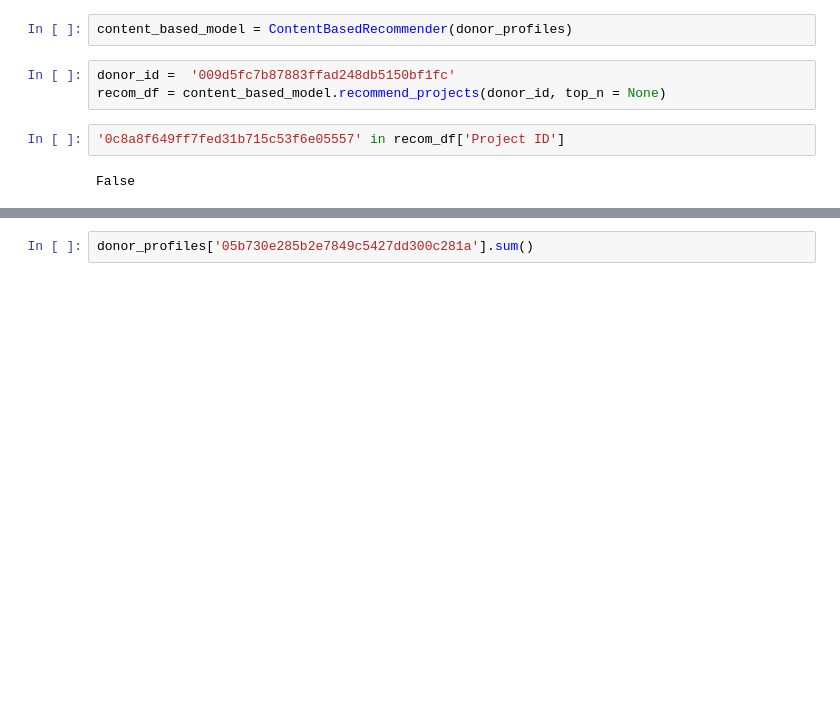
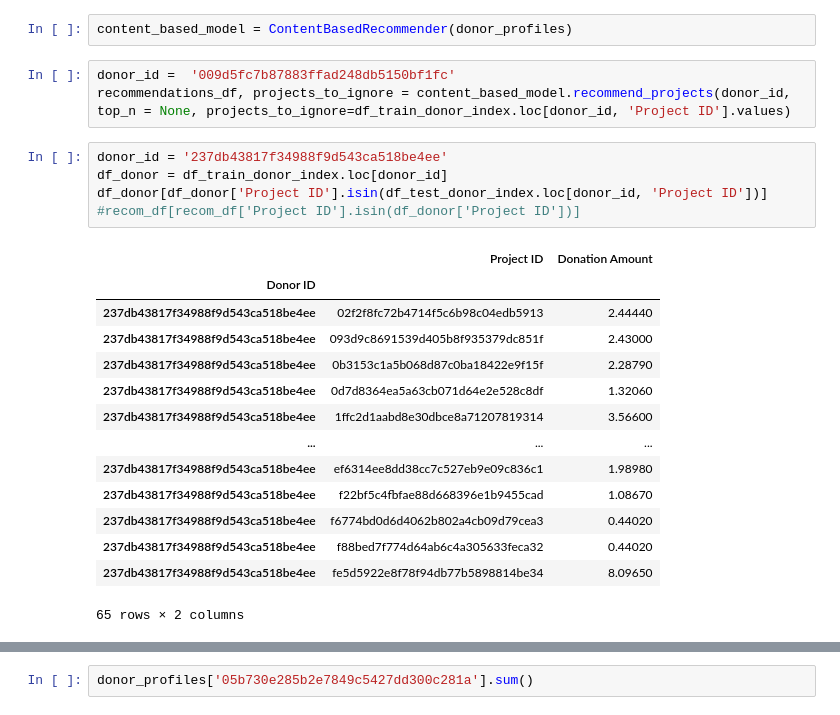
Before and after one commit to mitramir55/Recommender-systems, a Jupyter notebook: TFIDF.ipynb, the cells around one changed output, grey strips where cells are left out. Cells and saved outputs as stored; diff of their text form; blank space fills up the shorter version.

```diff
--- a/TFIDF.ipynb
+++ b/TFIDF.ipynb
@@ -567,8 +623,24 @@ donor_profiles = build_donors_profiles_tfidf(df_test_donor_index, df_train_donor
 content_based_model = ContentBasedRecommender(donor_profiles)
 # %%
 donor_id =  '009d5fc7b87883ffad248db5150bf1fc'
-recom_df = content_based_model.recommend_projects(donor_id, top_n = None)
+recommendations_df, projects_to_ignore = content_based_model.recommend_projects(donor_id, top_n = None, projects_to_ignore=df_train_donor_index.loc[donor_id, 'Project ID'].values)
-# %%
-'0c8a8f649ff7fed31b715c53f6e05557' in recom_df['Project ID']
-# %% [output]
-False
+# %%
+donor_id = '237db43817f34988f9d543ca518be4ee'
+df_donor = df_train_donor_index.loc[donor_id]
+df_donor[df_donor['Project ID'].isin(df_test_donor_index.loc[donor_id, 'Project ID'])]
+#recom_df[recom_df['Project ID'].isin(df_donor['Project ID'])]
+# %% [output]
+|  | Project ID | Donation Amount |
+| Donor ID |  |  |
+| 237db43817f34988f9d543ca518be4ee | 02f2f8fc72b4714f5c6b98c04edb5913 | 2.44440 |
+| 237db43817f34988f9d543ca518be4ee | 093d9c8691539d405b8f935379dc851f | 2.43000 |
+| 237db43817f34988f9d543ca518be4ee | 0b3153c1a5b068d87c0ba18422e9f15f | 2.28790 |
+| 237db43817f34988f9d543ca518be4ee | 0d7d8364ea5a63cb071d64e2e528c8df | 1.32060 |
+| 237db43817f34988f9d543ca518be4ee | 1ffc2d1aabd8e30dbce8a71207819314 | 3.56600 |
+| ... | ... | ... |
+| 237db43817f34988f9d543ca518be4ee | ef6314ee8dd38cc7c527eb9e09c836c1 | 1.98980 |
+| 237db43817f34988f9d543ca518be4ee | f22bf5c4fbfae88d668396e1b9455cad | 1.08670 |
+| 237db43817f34988f9d543ca518be4ee | f6774bd0d6d4062b802a4cb09d79cea3 | 0.44020 |
+| 237db43817f34988f9d543ca518be4ee | f88bed7f774d64ab6c4a305633feca32 | 0.44020 |
+| 237db43817f34988f9d543ca518be4ee | fe5d5922e8f78f94db77b5898814be34 | 8.09650 |
+65 rows × 2 columns
```
Also changed, not shown: parts of 8 cells of this notebook.
